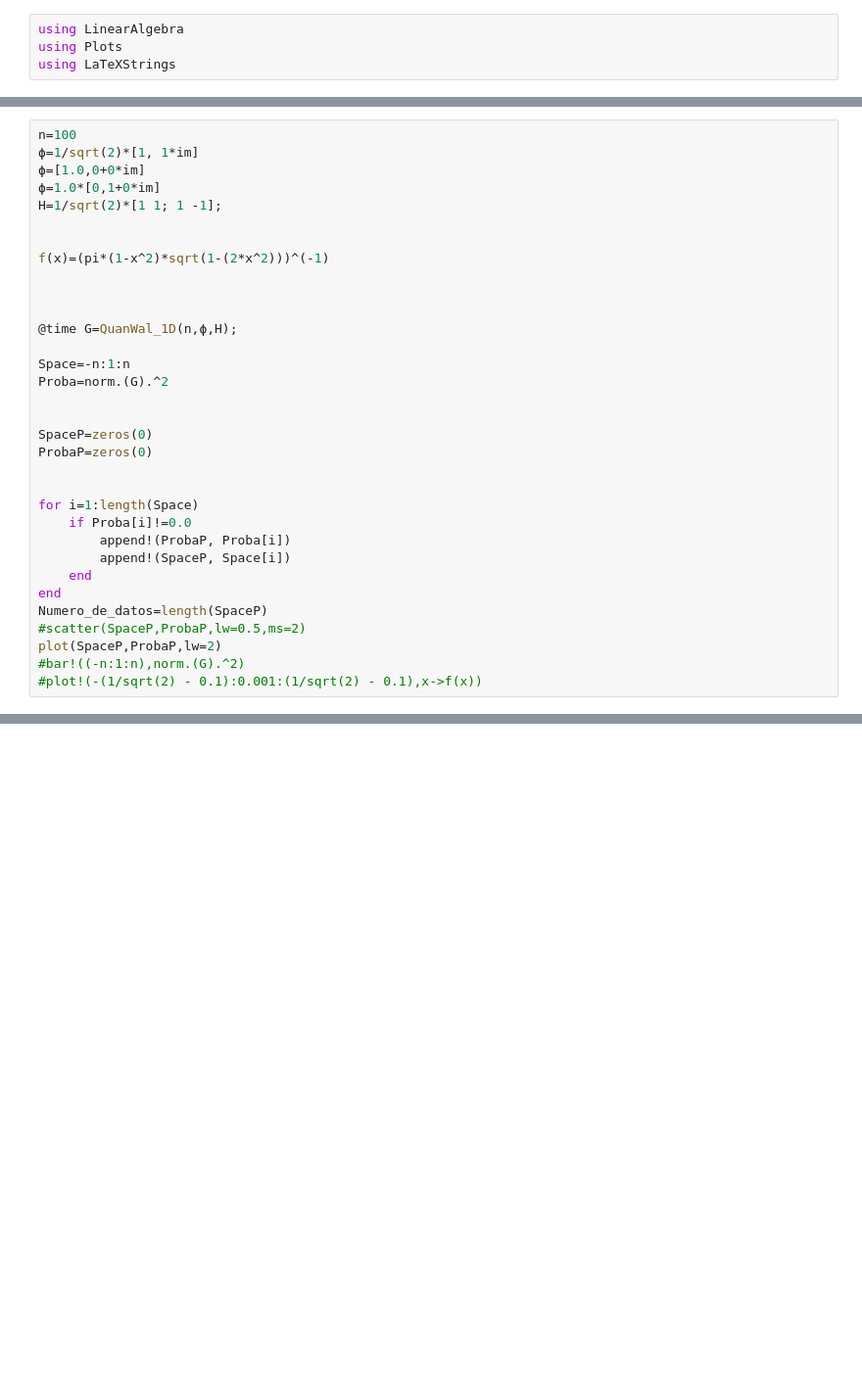
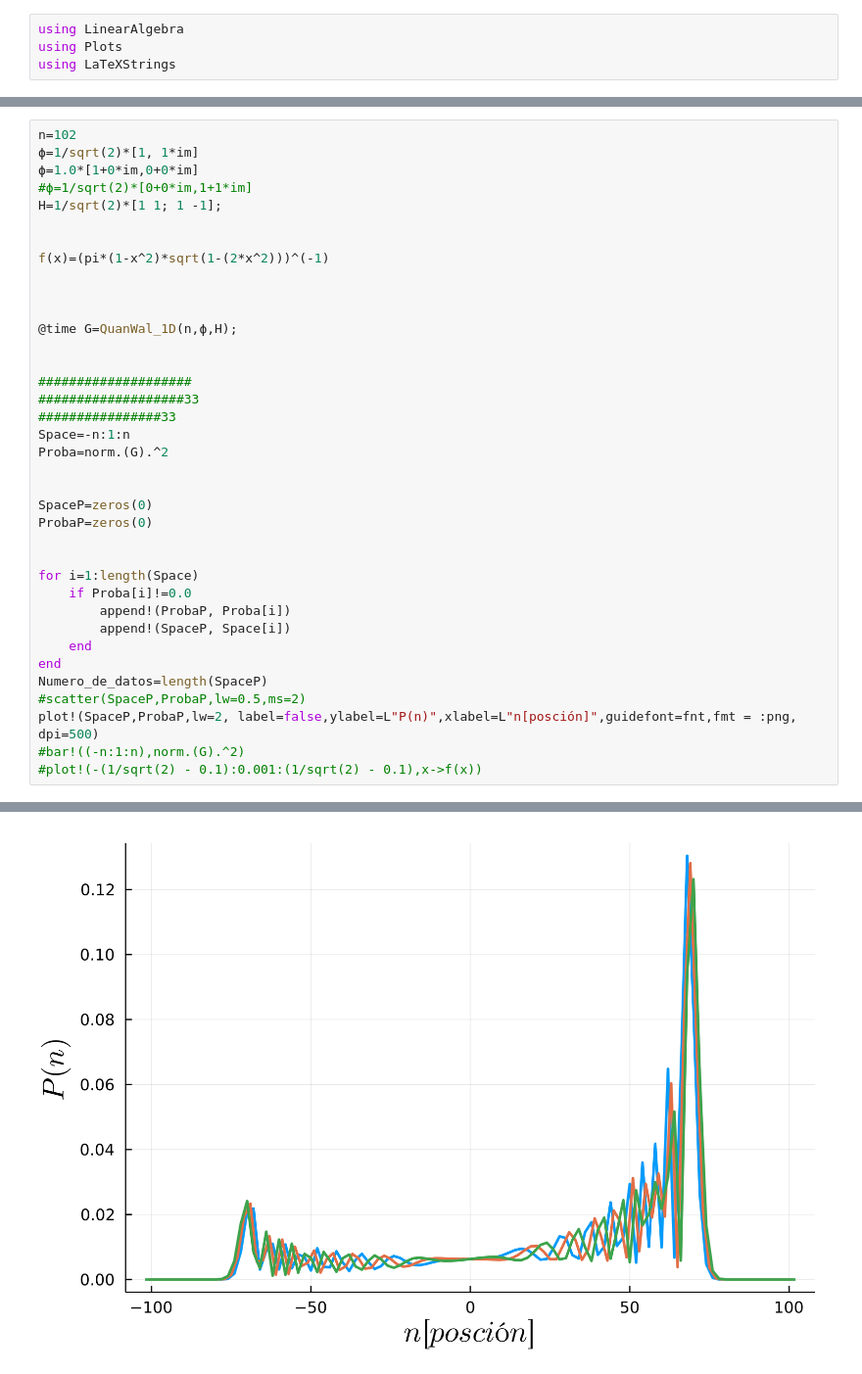
Before and after one commit to sebastiao239/quantum-walks-julia, a Jupyter notebook: Linea infinita/Codigo_QW.ipynb, the cells around one changed output, grey strips where cells are left out. Shown at 98% size. Cells and saved outputs as stored; diff of their text form; blank space fills up the shorter version.

```diff
--- a/Linea infinita/Codigo_QW.ipynb
+++ b/Linea infinita/Codigo_QW.ipynb
@@ -57,10 +57,10 @@ end
 # %% [output]
 QuanWal_1D (generic function with 1 method)
 # %%
-n=100
+n=102
 ϕ=1/sqrt(2)*[1, 1*im]
-ϕ=[1.0,0+0*im]
-ϕ=1.0*[0,1+0*im]
+ϕ=1.0*[1+0*im,0+0*im]
+#ϕ=1/sqrt(2)*[0+0*im,1+1*im]
 H=1/sqrt(2)*[1 1; 1 -1];
 
 
@@ -70,6 +70,10 @@ f(x)=(pi*(1-x^2)*sqrt(1-(2*x^2)))^(-1)
 
 @time G=QuanWal_1D(n,ϕ,H);
 
+
+####################
+###################33
+################33
 Space=-n:1:n
 Proba=norm.(G).^2
 
@@ -86,7 +90,7 @@ for i=1:length(Space)
 end
 Numero_de_datos=length(SpaceP)
 #scatter(SpaceP,ProbaP,lw=0.5,ms=2)
-plot(SpaceP,ProbaP,lw=2)
+plot!(SpaceP,ProbaP,lw=2, label=false,ylabel=L"P(n)",xlabel=L"n[posción]",guidefont=fnt,fmt = :png, dpi=500)
 #bar!((-n:1:n),norm.(G).^2)
 #plot!(-(1/sqrt(2) - 0.1):0.001:(1/sqrt(2) - 0.1),x->f(x))
 # %% [output]
@@ -93,0 +98 @@ plot(SpaceP,ProbaP,lw=2)
+[figure, added]
```
Also changed, not shown: parts of 17 cells of this notebook, 19 other files.
